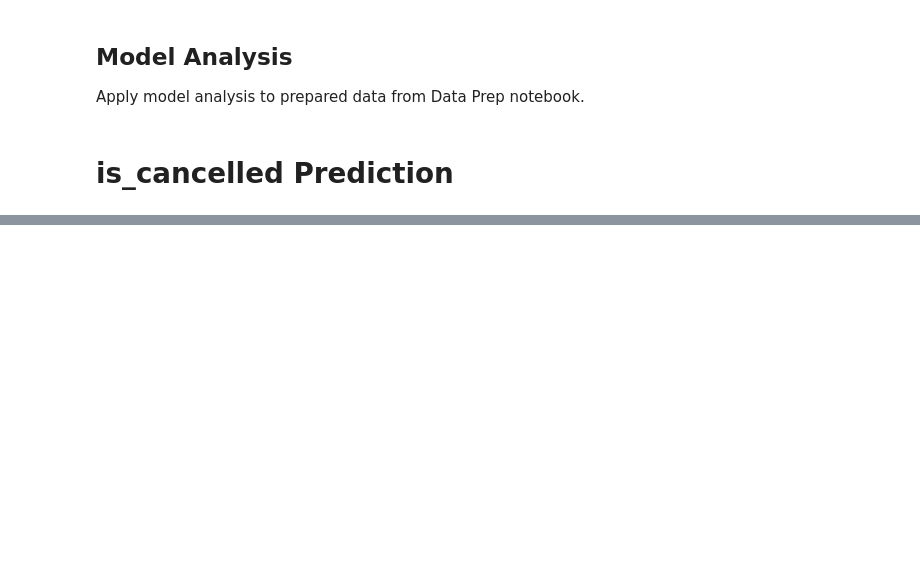
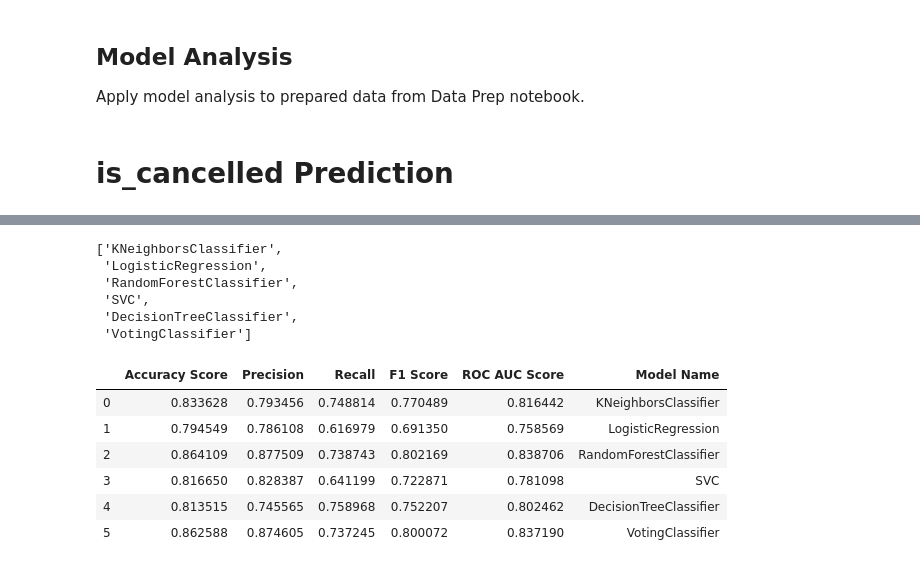
Before and after one commit to sandeepborkartech/ML_HotelPricing, a Jupyter notebook: ML_TEAM_4_Hotel_Model_Analysis_classification.ipynb, the cells around one changed output, grey strips where cells are left out. Drawn from its saved outputs; the diff is of its cells as text; code cells hidden in the pictures; blank space fills up the shorter version.

```diff
--- a/ML_TEAM_4_Hotel_Model_Analysis_classification.ipynb
+++ b/ML_TEAM_4_Hotel_Model_Analysis_classification.ipynb
@@ -140,0 +253,2 @@ confusion_matrix(y_pred, y_test_clf)
+# %%
+ms_df = pd.read_pickle("classifier_model_scores.pk1")
@@ -140,0 +265,22 @@ confusion_matrix(y_pred, y_test_clf)
+# %%
+model_names
+# %% [output]
+['KNeighborsClassifier',
+ 'LogisticRegression',
+ 'RandomForestClassifier',
+ 'SVC',
+ 'DecisionTreeClassifier',
+ 'VotingClassifier']
+# %%
+ms_df['model_names'] = model_names
+# %%
+ms_df.columns = ['Accuracy Score', 'Precision', 'Recall', 'F1 Score', 'ROC AUC Score','Model Name']
+ms_df.head(6)
+# %% [output]
+|  | Accuracy Score | Precision | Recall | F1 Score | ROC AUC Score | Model Name |
+| 0 | 0.833628 | 0.793456 | 0.748814 | 0.770489 | 0.816442 | KNeighborsClassifier |
+| 1 | 0.794549 | 0.786108 | 0.616979 | 0.691350 | 0.758569 | LogisticRegression |
+| 2 | 0.864109 | 0.877509 | 0.738743 | 0.802169 | 0.838706 | RandomForestClassifier |
+| 3 | 0.816650 | 0.828387 | 0.641199 | 0.722871 | 0.781098 | SVC |
+| 4 | 0.813515 | 0.745565 | 0.758968 | 0.752207 | 0.802462 | DecisionTreeClassifier |
+| 5 | 0.862588 | 0.874605 | 0.737245 | 0.800072 | 0.837190 | VotingClassifier |
```
Also changed, not shown: parts of 23 cells of this notebook, 1 other file.
